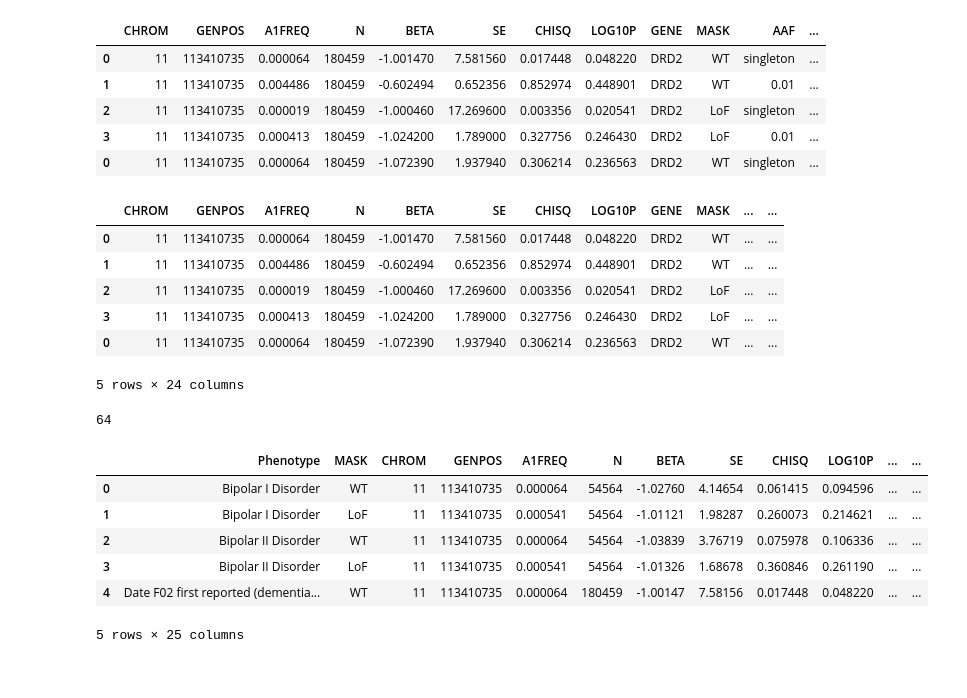
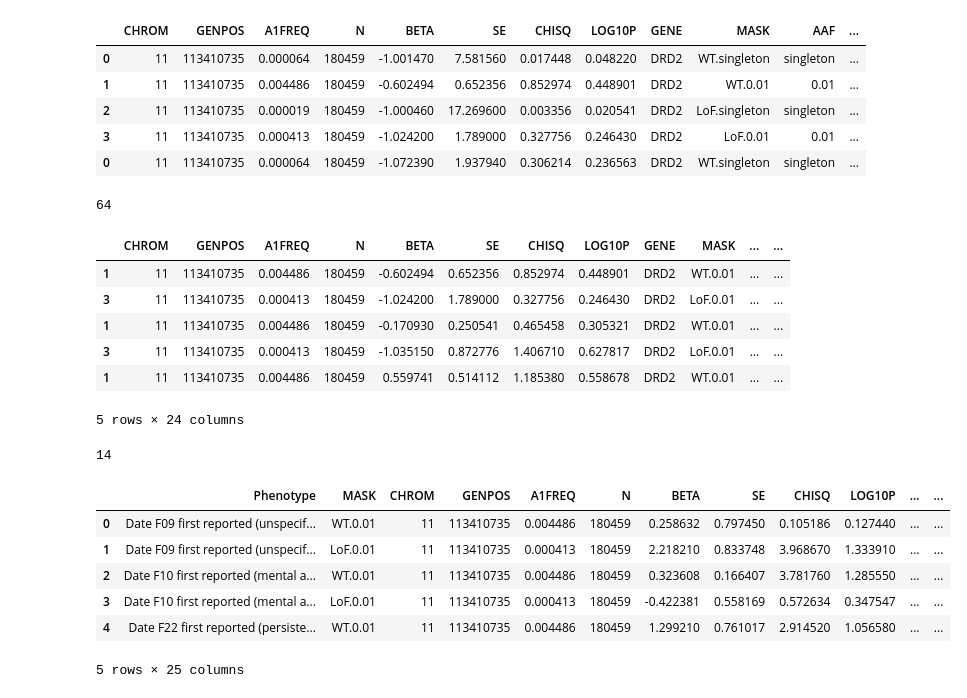
Before and after one commit to HauserGroup/gogoGPCR, a Jupyter notebook: notebooks/4_process_results.ipynb, the cells around one changed output. Cells and saved outputs as stored; diff of their text form; code cells hidden in the pictures.

```diff
--- a/notebooks/4_process_results.ipynb
+++ b/notebooks/4_process_results.ipynb
@@ -58,7 +59,7 @@ df_raw = pd.concat(
 # Fix common fields
 df = df_raw
 df.loc[:, "GENE"] = df.ID.apply(lambda x: x.split(".")[0])
-df.loc[:, "MASK"] = df.ALLELE1.apply(lambda x: x.split(".", maxsplit=2)[0])
+df.loc[:, "MASK"] = df.ALLELE1#.apply(lambda x: x.split(".", maxsplit=2)[0])
 df.loc[:, "AAF"] = df.ALLELE1.apply(lambda x: x.split(".", maxsplit=1)[-1])
 # df.loc[:,"MASK2"] = df.MASK + "." + df.AAF
 df.loc[:, "FILE"] = df.SOURCE.apply(
@@ -72,11 +73,11 @@ df = df.drop(["ID", "ALLELE0", "ALLELE1", "EXTRA", "SOURCE", "FILE", "TEST"], ax
 df.head()
 # %% [output]
 |  | CHROM | GENPOS | A1FREQ | N | BETA | SE | CHISQ | LOG10P | GENE | MASK | AAF | ... |
-| 0 | 11 | 113410735 | 0.000064 | 180459 | -1.001470 | 7.581560 | 0.017448 | 0.048220 | DRD2 | WT | singleton | ... |
-| 1 | 11 | 113410735 | 0.004486 | 180459 | -0.602494 | 0.652356 | 0.852974 | 0.448901 | DRD2 | WT | 0.01 | ... |
-| 2 | 11 | 113410735 | 0.000019 | 180459 | -1.000460 | 17.269600 | 0.003356 | 0.020541 | DRD2 | LoF | singleton | ... |
-| 3 | 11 | 113410735 | 0.000413 | 180459 | -1.024200 | 1.789000 | 0.327756 | 0.246430 | DRD2 | LoF | 0.01 | ... |
-| 0 | 11 | 113410735 | 0.000064 | 180459 | -1.072390 | 1.937940 | 0.306214 | 0.236563 | DRD2 | WT | singleton | ... |
+| 0 | 11 | 113410735 | 0.000064 | 180459 | -1.001470 | 7.581560 | 0.017448 | 0.048220 | DRD2 | WT.singleton | singleton | ... |
+| 1 | 11 | 113410735 | 0.004486 | 180459 | -0.602494 | 0.652356 | 0.852974 | 0.448901 | DRD2 | WT.0.01 | 0.01 | ... |
+| 2 | 11 | 113410735 | 0.000019 | 180459 | -1.000460 | 17.269600 | 0.003356 | 0.020541 | DRD2 | LoF.singleton | singleton | ... |
+| 3 | 11 | 113410735 | 0.000413 | 180459 | -1.024200 | 1.789000 | 0.327756 | 0.246430 | DRD2 | LoF.0.01 | 0.01 | ... |
+| 0 | 11 | 113410735 | 0.000064 | 180459 | -1.072390 | 1.937940 | 0.306214 | 0.236563 | DRD2 | WT.singleton | singleton | ... |
 # %%
 # Filters
 bt = df.TRAIT == "BT"
@@ -102,12 +103,17 @@ df.loc[:, "Phenotype"] = df.PHENO.apply(
 df.loc[:, "pval"] = np.power(10, -df["LOG10P"])
 df.loc[:, "pval_stars"] = df["pval"].apply(lambda x: results.pval_stars(x))
 df.loc[:, "N_pos"] = (2 * df["N"] * df["A1FREQ"]).astype(int)
+
+# Singletons
+df = df.loc[df.AAF != "singleton", :]
+print(len(df))
 df.head()
 # %% [output]
+64
 |  | CHROM | GENPOS | A1FREQ | N | BETA | SE | CHISQ | LOG10P | GENE | MASK | ... | ... |
-| 0 | 11 | 113410735 | 0.000064 | 180459 | -1.001470 | 7.581560 | 0.017448 | 0.048220 | DRD2 | WT | ... | ... |
-| 1 | 11 | 113410735 | 0.004486 | 180459 | -0.602494 | 0.652356 | 0.852974 | 0.448901 | DRD2 | WT | ... | ... |
-| 2 | 11 | 113410735 | 0.000019 | 180459 | -1.000460 | 17.269600 | 0.003356 | 0.020541 | DRD2 | LoF | ... | ... |
-| 3 | 11 | 113410735 | 0.000413 | 180459 | -1.024200 | 1.789000 | 0.327756 | 0.246430 | DRD2 | LoF | ... | ... |
-| 0 | 11 | 113410735 | 0.000064 | 180459 | -1.072390 | 1.937940 | 0.306214 | 0.236563 | DRD2 | WT | ... | ... |
+| 1 | 11 | 113410735 | 0.004486 | 180459 | -0.602494 | 0.652356 | 0.852974 | 0.448901 | DRD2 | WT.0.01 | ... | ... |
+| 3 | 11 | 113410735 | 0.000413 | 180459 | -1.024200 | 1.789000 | 0.327756 | 0.246430 | DRD2 | LoF.0.01 | ... | ... |
+| 1 | 11 | 113410735 | 0.004486 | 180459 | -0.170930 | 0.250541 | 0.465458 | 0.305321 | DRD2 | WT.0.01 | ... | ... |
+| 3 | 11 | 113410735 | 0.000413 | 180459 | -1.035150 | 0.872776 | 1.406710 | 0.627817 | DRD2 | LoF.0.01 | ... | ... |
+| 1 | 11 | 113410735 | 0.004486 | 180459 | 0.559741 | 0.514112 | 1.185380 | 0.558678 | DRD2 | WT.0.01 | ... | ... |
-5 rows × 24 columns
+5 rows × 24 columns
@@ -127,44 +120,52 @@ phenos_to_remove = [
 # %%
+phenos_to_remove = []
+
 plt_df = (
     df.loc[(df.GENE == GENE)]
-    .sort_values(by=["Phenotype", "AAF"], ascending=[True, False])
+    .sort_values(by=["Phenotype", "AAF"], ascending=[True, False]) #, "AAF"
     .groupby(["Phenotype", "MASK"])
     .first()
     .reset_index()
 )
+
+pmax = 0.1
+OR_max = 20
+interesting = plt_df.groupby("Phenotype").pval.agg("min").le(pmax) & plt_df.groupby("Phenotype").OR.agg("max").le(OR_max)
+interesting = list(interesting.loc[interesting].index)
+plt_df = plt_df.loc[plt_df.Phenotype.isin(interesting),:]
 
 
 plt_df = plt_df.loc[~plt_df.Phenotype.astype(str).isin(phenos_to_remove), :]
 
 effect = {"BT": "OR", "QT": "BETA"}[TRAIT]
 
 group_by_mean = (
     pd.DataFrame({"mean": plt_df.groupby(["Phenotype"]).agg("mean")[effect]})
     .sort_values(by="mean", ascending=False)
     .reset_index()
 )
 
 sorter = group_by_mean.Phenotype.tolist()
 
 plt_df.loc[:, "Phenotype"] = plt_df.loc[:, "Phenotype"].astype("category")
 plt_df.loc[:, "Phenotypes"] = plt_df.loc[:, "Phenotype"].cat.set_categories(sorter)
 
 plt_df = plt_df.sort_values(
     by=["Phenotype", "MASK"], ascending=[True, False]
 ).reset_index(drop=True)
 
 phenotypes = plt_df.Phenotype.unique()
 
 print(len(plt_df))
 plt_df.head()
 # %% [output]
-64
+14
 |  | Phenotype | MASK | CHROM | GENPOS | A1FREQ | N | BETA | SE | CHISQ | LOG10P | ... | ... |
-| 0 | Bipolar I Disorder | WT | 11 | 113410735 | 0.000064 | 54564 | -1.02760 | 4.14654 | 0.061415 | 0.094596 | ... | ... |
-| 1 | Bipolar I Disorder | LoF | 11 | 113410735 | 0.000541 | 54564 | -1.01121 | 1.98287 | 0.260073 | 0.214621 | ... | ... |
-| 2 | Bipolar II Disorder | WT | 11 | 113410735 | 0.000064 | 54564 | -1.03839 | 3.76719 | 0.075978 | 0.106336 | ... | ... |
-| 3 | Bipolar II Disorder | LoF | 11 | 113410735 | 0.000541 | 54564 | -1.01326 | 1.68678 | 0.360846 | 0.261190 | ... | ... |
-| 4 | Date F02 first reported (dementia... | WT | 11 | 113410735 | 0.000064 | 180459 | -1.00147 | 7.58156 | 0.017448 | 0.048220 | ... | ... |
+| 0 | Date F09 first reported (unspecif... | WT.0.01 | 11 | 113410735 | 0.004486 | 180459 | 0.258632 | 0.797450 | 0.105186 | 0.127440 | ... | ... |
+| 1 | Date F09 first reported (unspecif... | LoF.0.01 | 11 | 113410735 | 0.000413 | 180459 | 2.218210 | 0.833748 | 3.968670 | 1.333910 | ... | ... |
+| 2 | Date F10 first reported (mental a... | WT.0.01 | 11 | 113410735 | 0.004486 | 180459 | 0.323608 | 0.166407 | 3.781760 | 1.285550 | ... | ... |
+| 3 | Date F10 first reported (mental a... | LoF.0.01 | 11 | 113410735 | 0.000413 | 180459 | -0.422381 | 0.558169 | 0.572634 | 0.347547 | ... | ... |
+| 4 | Date F22 first reported (persiste... | WT.0.01 | 11 | 113410735 | 0.004486 | 180459 | 1.299210 | 0.761017 | 2.914520 | 1.056580 | ... | ... |
 5 rows × 25 columns
 # %%
 def plot_BT(
```
Also changed, not shown: parts of 5 cells of this notebook.
